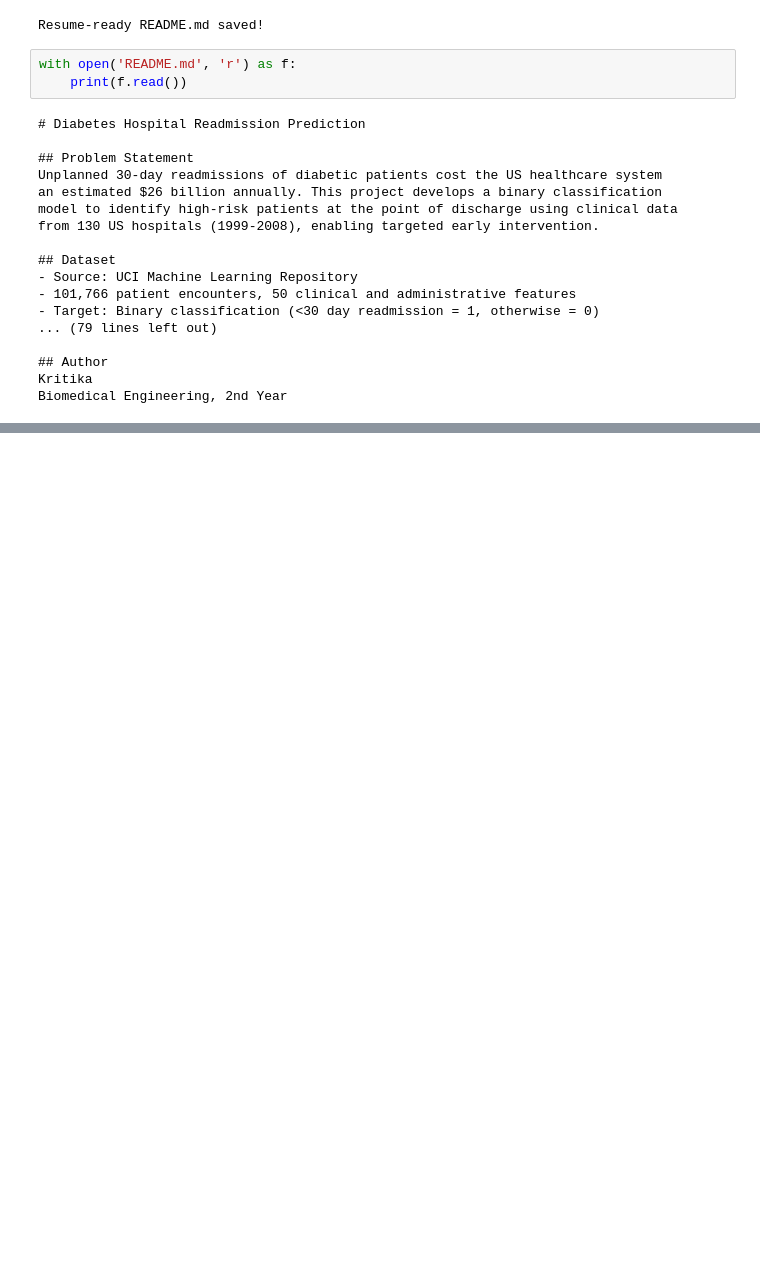
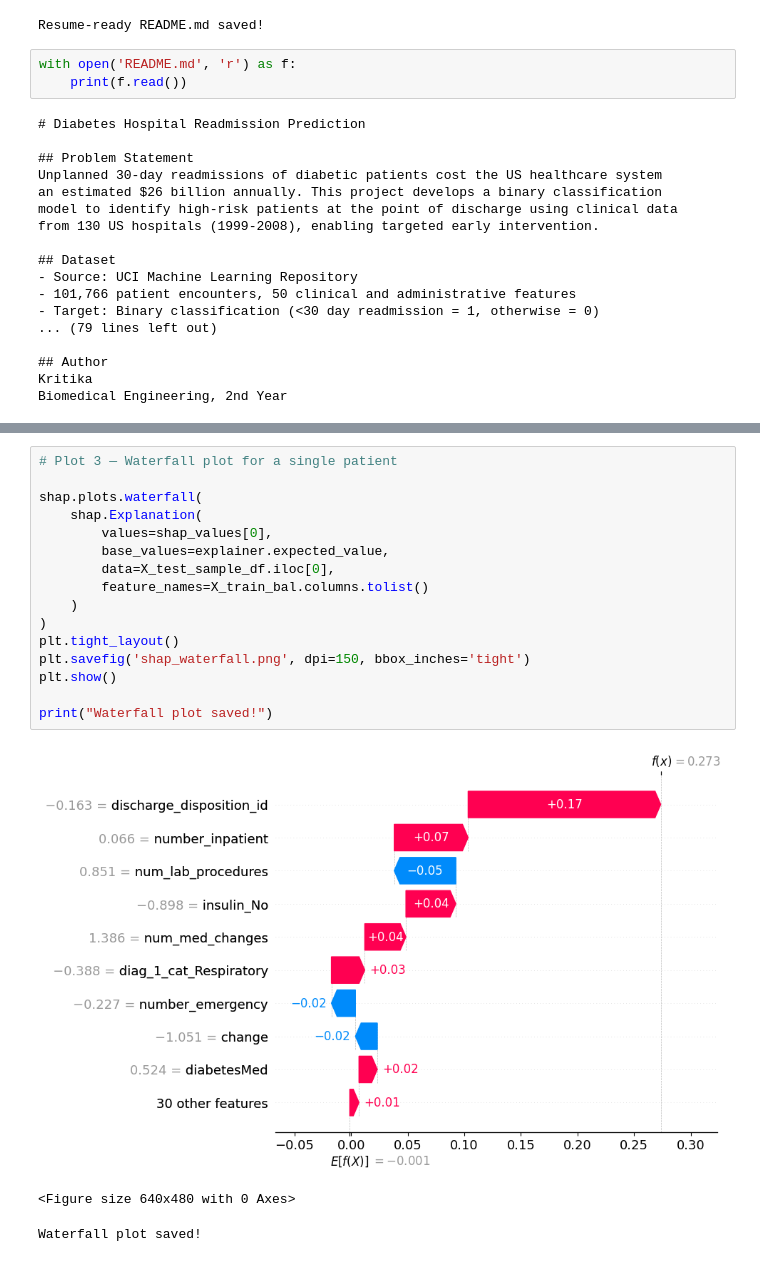
Before and after one commit to Kritika-bme/diabetes-readmission-ml, a Jupyter notebook: 01_load_data.ipynb, the cells around one changed output, grey strips where cells are left out. Drawn from its saved outputs; the diff is of its cells as text; blank space fills up the shorter version.

```diff
--- a/01_load_data.ipynb
+++ b/01_load_data.ipynb
@@ -1027,0 +1129,20 @@ Biomedical Engineering, 2nd Year
+# %%
+# Plot 3 — Waterfall plot for a single patient
+
+shap.plots.waterfall(
+    shap.Explanation(
+        values=shap_values[0],
+        base_values=explainer.expected_value,
+        data=X_test_sample_df.iloc[0],
+        feature_names=X_train_bal.columns.tolist()
+    )
+)
+plt.tight_layout()
+plt.savefig('shap_waterfall.png', dpi=150, bbox_inches='tight')
+plt.show()
+
+print("Waterfall plot saved!")
+# %% [output]
+[figure, added]
+<Figure size 640x480 with 0 Axes>
+Waterfall plot saved!
```
Also changed, not shown: parts of 8 cells of this notebook, 5 other files.
